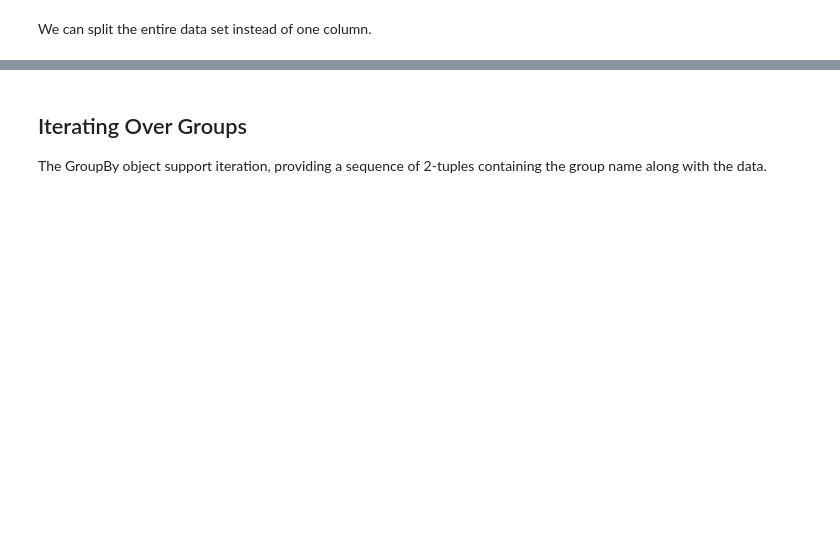
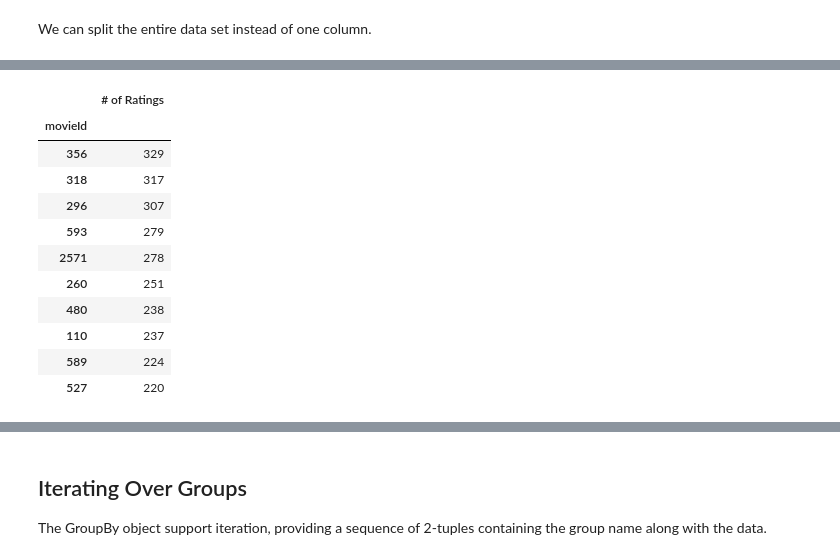
Before and after one commit to ch00226855/DataAnalysisFall2023, a Jupyter notebook: Week10_GroupByMechanics.ipynb, the cells around one changed output, grey strips where cells are left out. Saved outputs shown, nothing was run; the diff lists cells and outputs as text; code cells hidden in the pictures; blank space fills up the shorter version.

```diff
--- a/Week10_GroupByMechanics.ipynb
+++ b/Week10_GroupByMechanics.ipynb
@@ -100,0 +220,17 @@ df.groupby(['Course', 'Semester']).size().to_frame(name='Number of Students')
+# %%
+# The number of ratings for each movie
+num_ratings = ratings.groupby('movieId').size().to_frame(name="# of Ratings")
+num_ratings.sort_values("# of Ratings", ascending=False).head(10)
+# %% [output]
+|  | # of Ratings |
+| movieId |  |
+| 356 | 329 |
+| 318 | 317 |
+| 296 | 307 |
+| 593 | 279 |
+| 2571 | 278 |
+| 260 | 251 |
+| 480 | 238 |
+| 110 | 237 |
+| 589 | 224 |
+| 527 | 220 |
```
Also changed, not shown: parts of 38 cells of this notebook, 1 other file.
